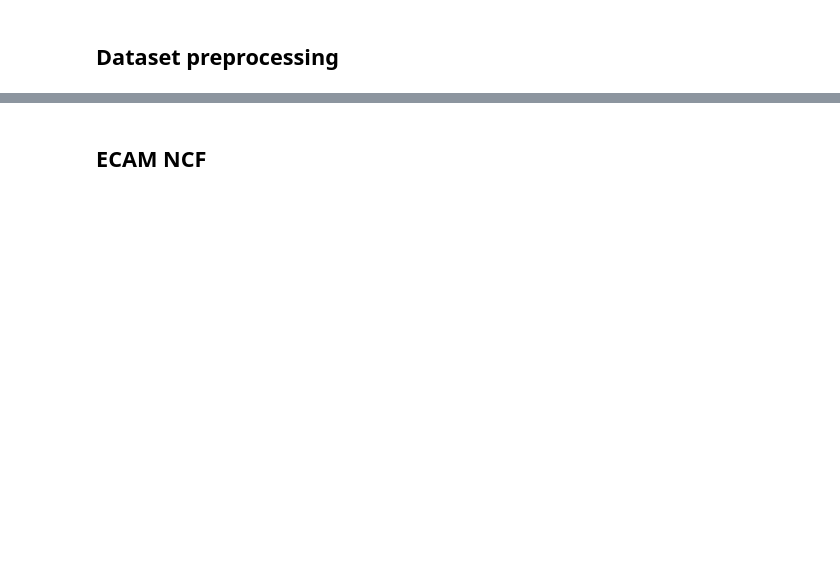
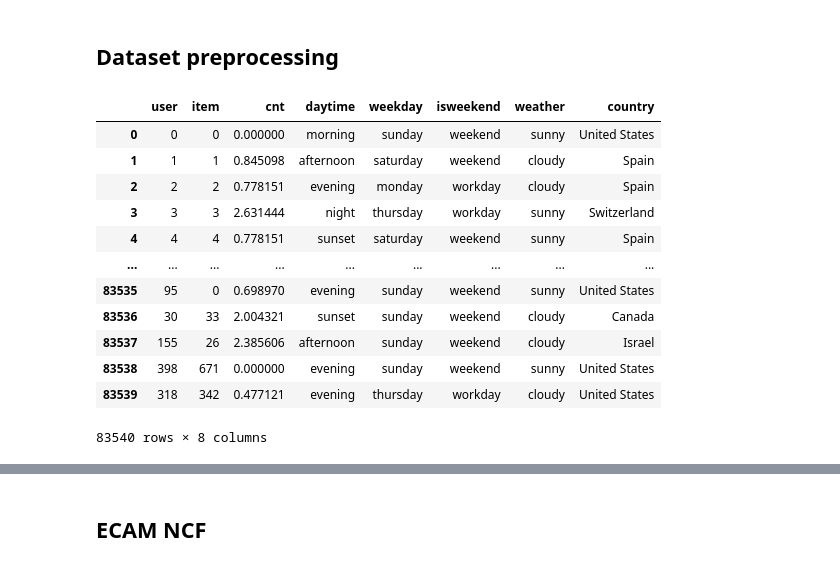
Before and after one commit to CriptHunter/tesi, a Jupyter notebook: CARS_DL/CARS_DL.ipynb, the cells around one changed output, grey strips where cells are left out. Saved outputs shown, nothing was run; the diff lists cells and outputs as text; code cells hidden in the pictures; blank space fills up the shorter version.

```diff
--- a/CARS_DL/CARS_DL.ipynb
+++ b/CARS_DL/CARS_DL.ipynb
@@ -38,14 +88,28 @@ del df['cost']
 # %%
-# delete rows where city and weather are unknown
-df = df[df.city != 0]
+# delete rows where country and weather are unknown
 df = df[df.weather != 'unknown']
+df = df[df.country != 'unknown']
 
 df = df.reset_index(drop=True)
 
 # make user and items id start from 0
 df.user = pd.factorize(df.user)[0]
 df.item = pd.factorize(df.item)[0]
 
 df
+# %% [output]
+|  | user | item | cnt | daytime | weekday | isweekend | weather | country |
+| 0 | 0 | 0 | 0.000000 | morning | sunday | weekend | sunny | United States |
+| 1 | 1 | 1 | 0.845098 | afternoon | saturday | weekend | cloudy | Spain |
+| 2 | 2 | 2 | 0.778151 | evening | monday | workday | cloudy | Spain |
+| 3 | 3 | 3 | 2.631444 | night | thursday | workday | sunny | Switzerland |
+| 4 | 4 | 4 | 0.778151 | sunset | saturday | weekend | sunny | Spain |
+| ... | ... | ... | ... | ... | ... | ... | ... | ... |
+| 83535 | 95 | 0 | 0.698970 | evening | sunday | weekend | sunny | United States |
+| 83536 | 30 | 33 | 2.004321 | sunset | sunday | weekend | cloudy | Canada |
+| 83537 | 155 | 26 | 2.385606 | afternoon | sunday | weekend | cloudy | Israel |
+| 83538 | 398 | 671 | 0.000000 | evening | sunday | weekend | sunny | United States |
+| 83539 | 318 | 342 | 0.477121 | evening | thursday | workday | cloudy | United States |
+83540 rows × 8 columns
 # %%
 # change column type to category and convert categorical data to integers
```
Also changed, not shown: parts of 14 cells of this notebook, 1 other file.
